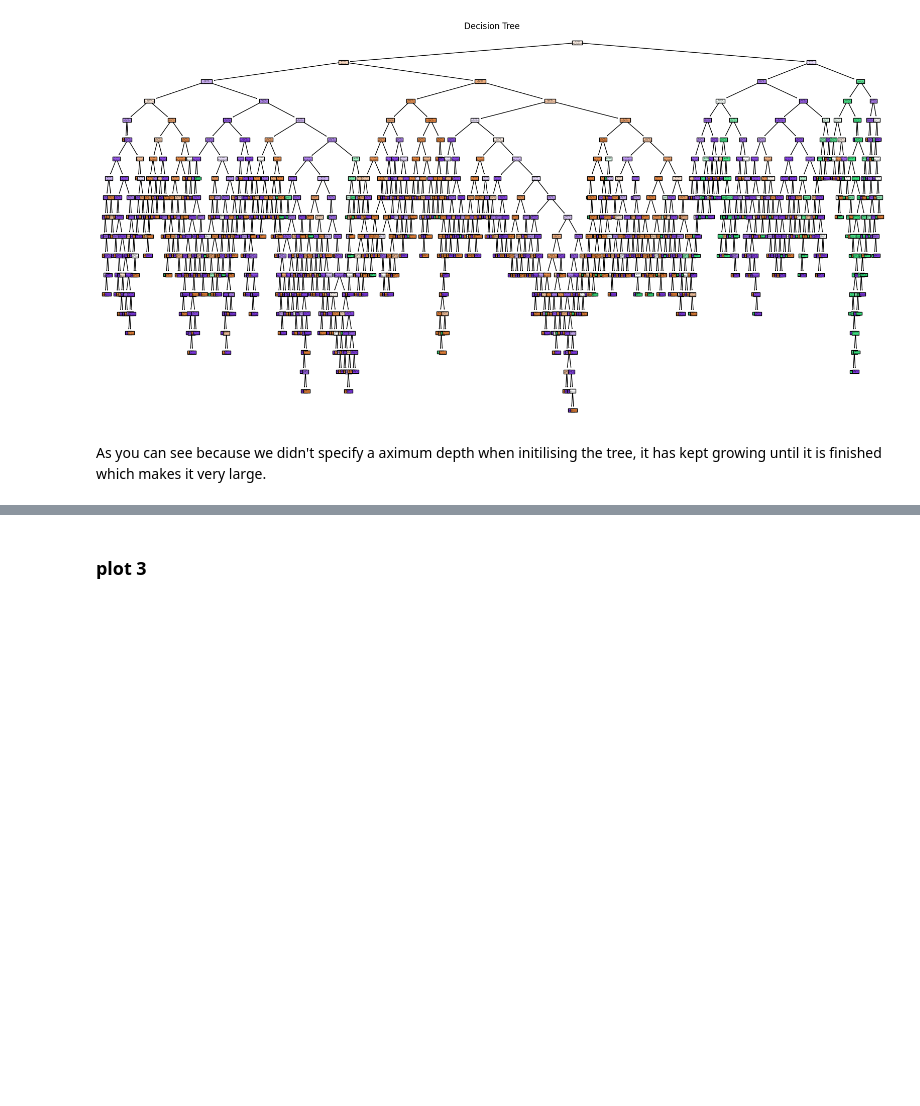
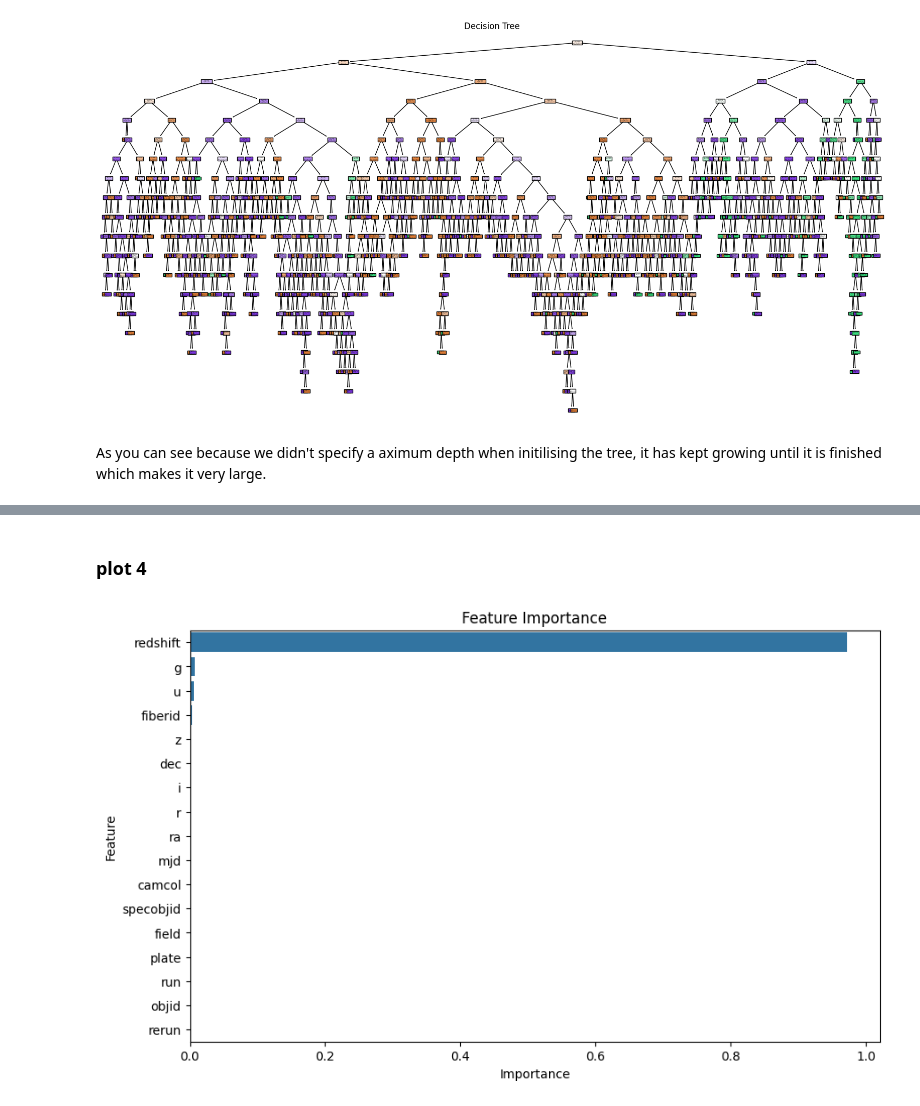
Before and after one commit to Ryan-Ursell/SDSS-DR14-Classification, a Jupyter notebook: py/Q1_folder/Q1.ipynb, the cells around one changed output, grey strips where cells are left out. Saved outputs shown, nothing was run; the diff lists cells and outputs as text; code cells hidden in the pictures; blank space fills up the shorter version.

```diff
--- a/py/Q1_folder/Q1.ipynb
+++ b/py/Q1_folder/Q1.ipynb
@@ -210,2 +237,34 @@ As you can see because we didn't specify a aximum depth when initilising the tre
 # %% [markdown]
-### plot 3
+### plot 4
+# %%
+import pandas as pd
+import matplotlib.pyplot as plt
+import seaborn as sns
+from sklearn.tree import DecisionTreeClassifier
+
+# Load the dataset
+path = '/Users/ryanu/Documents/Uni/ACT/SDSS-DR14-Classification/SDSS Data.csv'
+data = pd.read_csv(path)
+
+# Separate the features and the target variable
+X = data.drop(['class'], axis=1)
+
+y = data['class']
+
+# Train the Decision Tree classifier
+test = DecisionTreeClassifier(random_state=42)
+test.fit(X, y)
+
+# Calculate feature importance
+feature_importance = pd.Series(test.feature_importances_, index=X.columns)
+feature_importance = feature_importance.sort_values(ascending=False)
+
+# Plot feature importance
+plt.figure(figsize=(10, 6))
+sns.barplot(x=feature_importance, y=feature_importance.index)
+plt.title('Feature Importance')
+plt.xlabel('Importance')
+plt.ylabel('Feature')
+plt.show()
+# %% [output]
+[figure, added]
```
Also changed, not shown: parts of 5 cells of this notebook.
